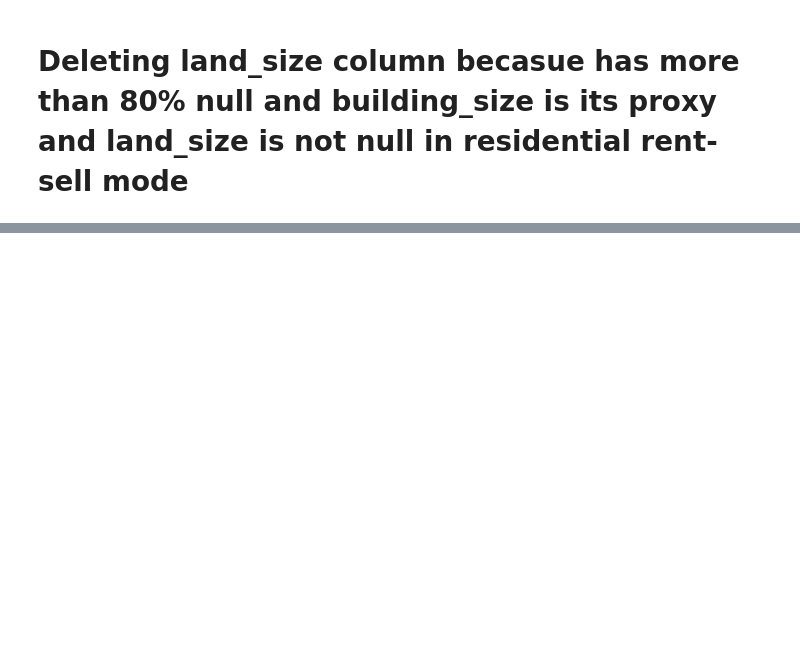
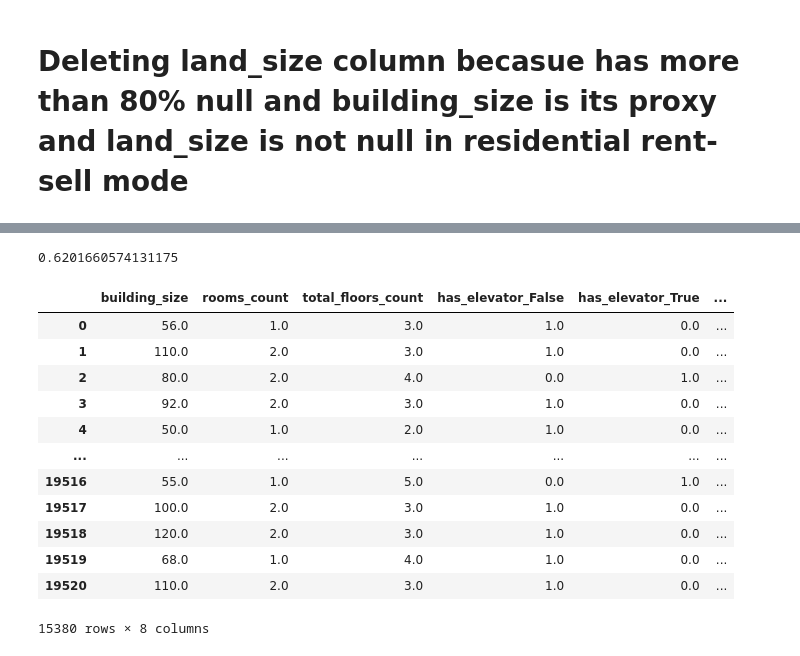
Before and after one commit to RezaNadali78/Quera_First_Project, a Jupyter notebook: data cleaning.ipynb, the cells around one changed output, grey strips where cells are left out. Drawn from its saved outputs; the diff is of its cells as text; code cells hidden in the pictures; blank space fills up the shorter version.

Commit message:
regressor with 0.62 r2_score value

```diff
--- a/data cleaning.ipynb
+++ b/data cleaning.ipynb
@@ -204,5 +244,5 @@ corr_credit = pd.DataFrame(xy_train_credit.corr(method='spearman').transformed_c
 # %%
-feature_of_credit = corr_credit[(corr_credit.transformed_credit > 0.25) | (corr_credit.transformed_credit < -0.25)].index
+feature_of_credit = corr_credit[(corr_credit.transformed_credit > 0.15) | (corr_credit.transformed_credit < -0.15)].index
 # %% [markdown]
 # Featuring of Train And Test
 # %%
@@ -266,0 +401,5 @@ xy_test_credit = xy_test_credit[xy_test_credit.total_floors_count.notna()]
+# %%
+xy_train_price = xy_train_price[xy_train_price.total_floors_count.notna()]
+xy_test_price = xy_test_price[xy_test_price.total_floors_count.notna()]
+xy_train_credit = xy_train_credit[xy_train_credit.floor.notna()]
+xy_test_credit = xy_test_credit[xy_test_credit.floor.notna()]
@@ -266,0 +408,3 @@ xy_test_credit = xy_test_credit[xy_test_credit.total_floors_count.notna()]
+# %%
+xrp = xy_train_price.copy()
+xrc = xy_train_credit.copy()
@@ -266,0 +413,32 @@ xy_test_credit = xy_test_credit[xy_test_credit.total_floors_count.notna()]
+# %%
+from sklearn.cluster import DBSCAN
+from sklearn.preprocessing import StandardScaler
+
+df01 = xrp.drop(axis=1,columns = ['price_value'])
+df02 = xrc.drop(axis=1,columns = ['transformed_credit'])
+scaler1 = StandardScaler()
+scaler2 = StandardScaler()
+
+df1 = scaler1.fit_transform(df01)
+df2 = scaler2.fit_transform(df02)
+
+model1 = DBSCAN(eps=0.001,min_samples=20)
+model2 = DBSCAN(eps=1,min_samples=1)
+
+clusters1 = model1.fit_predict(df1)
+clusters2 = model2.fit_predict(df2)
+
+s1 = scaler1.inverse_transform(df1)
+s2 = scaler2.inverse_transform(df2)
+
+xrp2 = pd.DataFrame(s1, columns=df01.columns)
+xrc2 = pd.DataFrame(s2, columns=df02.columns)
+
+b1 = (xrp['price_value'].reset_index())['price_value']
+b2 = (xrc['transformed_credit'].reset_index())['transformed_credit']
+
+xrp2 = pd.concat([xrp2,b1],axis =1)
+xrc2 = pd.concat([xrc2,b2],axis =1)
+
+xrp2 = xrp2[clusters1 !=-1]
+xrc2 = xrc2[clusters2 !=-1]
@@ -266,0 +583,5 @@ xy_test_credit = xy_test_credit[xy_test_credit.total_floors_count.notna()]
+# %%
+y_pred = best_model.predict(xy_test_credit.drop('transformed_credit',axis=1))
+r2_score(xy_test_credit.transformed_credit,y_pred)
+# %% [output]
+0.6201660574131175
@@ -266,0 +610,16 @@ xy_test_credit = xy_test_credit[xy_test_credit.total_floors_count.notna()]
+# %%
+xrc2
+# %% [output]
+|  | building_size | rooms_count | total_floors_count | has_elevator_False | has_elevator_True | ... |
+| 0 | 56.0 | 1.0 | 3.0 | 1.0 | 0.0 | ... |
+| 1 | 110.0 | 2.0 | 3.0 | 1.0 | 0.0 | ... |
+| 2 | 80.0 | 2.0 | 4.0 | 0.0 | 1.0 | ... |
+| 3 | 92.0 | 2.0 | 3.0 | 1.0 | 0.0 | ... |
+| 4 | 50.0 | 1.0 | 2.0 | 1.0 | 0.0 | ... |
+| ... | ... | ... | ... | ... | ... | ... |
+| 19516 | 55.0 | 1.0 | 5.0 | 0.0 | 1.0 | ... |
+| 19517 | 100.0 | 2.0 | 3.0 | 1.0 | 0.0 | ... |
+| 19518 | 120.0 | 2.0 | 3.0 | 1.0 | 0.0 | ... |
+| 19519 | 68.0 | 1.0 | 4.0 | 1.0 | 0.0 | ... |
+| 19520 | 110.0 | 2.0 | 3.0 | 1.0 | 0.0 | ... |
+15380 rows × 8 columns
```
Also changed, not shown: parts of 25 cells of this notebook.
